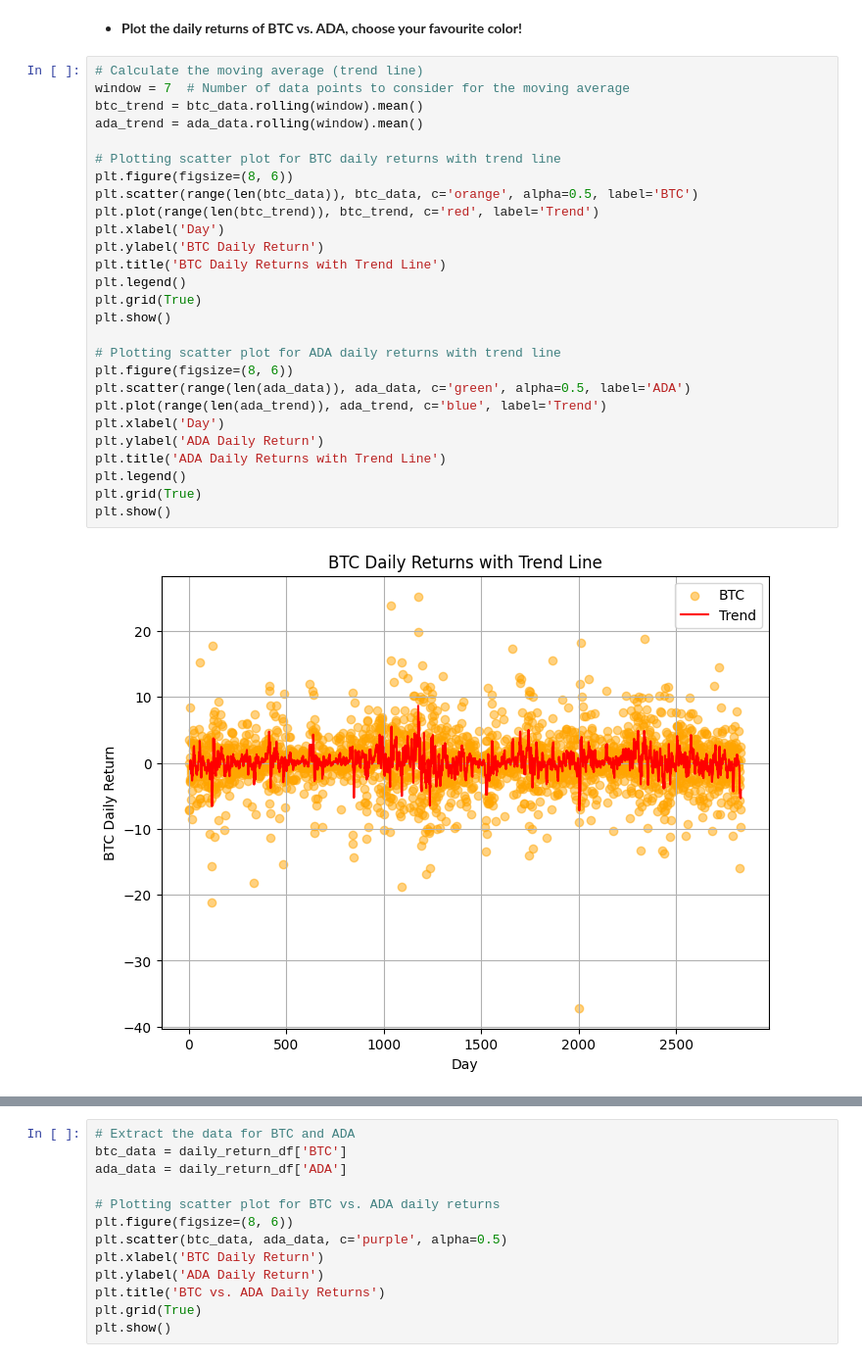
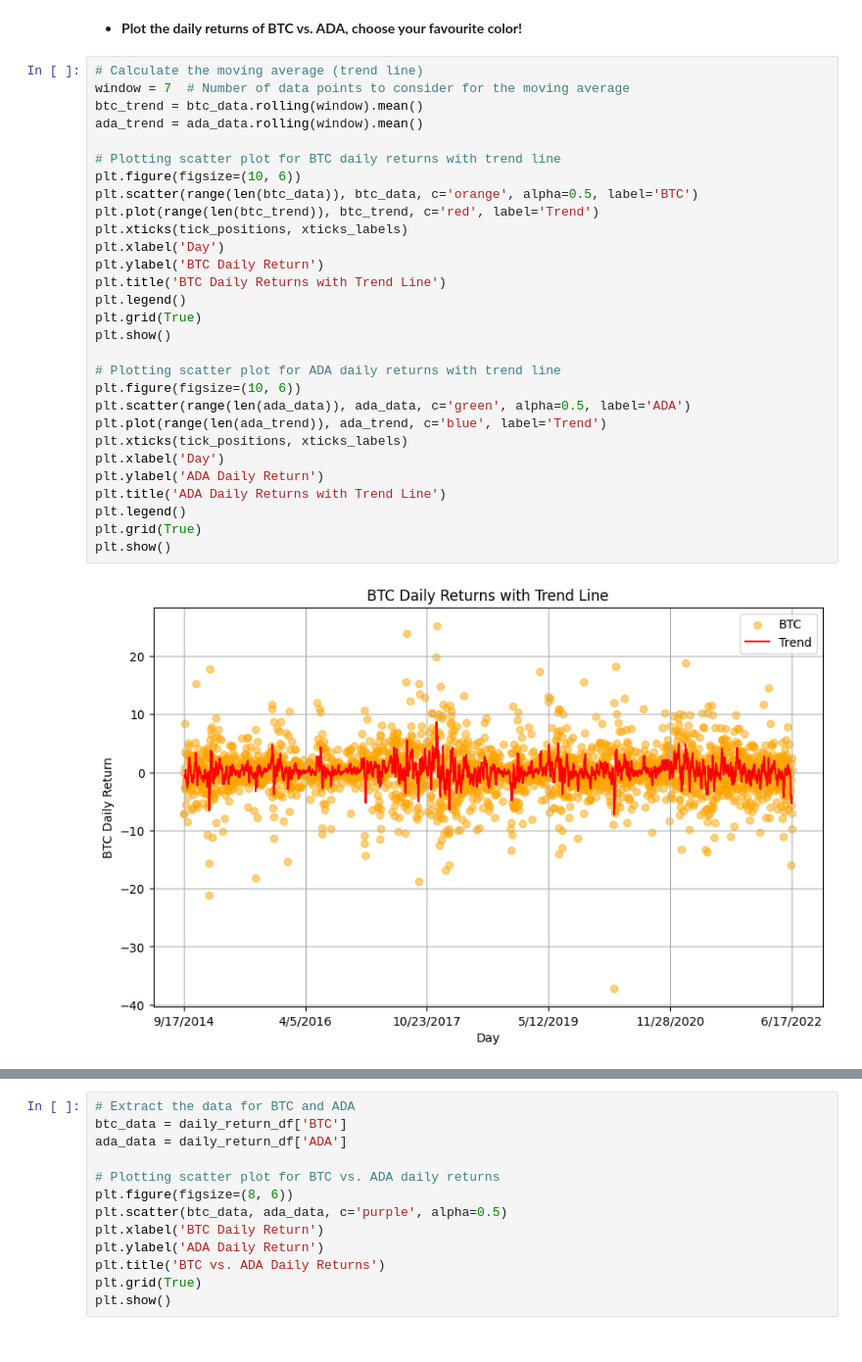
Before and after one commit to SHaken53/Data_Analysis_Projects, a Jupyter notebook: Data Visualization 2/Effective_Data_Visualization.ipynb, the cells around one changed output, grey strips where cells are left out. Shown at 98% size. Cells and saved outputs as stored; diff of their text form.

```diff
--- a/Data Visualization 2/Effective_Data_Visualization.ipynb
+++ b/Data Visualization 2/Effective_Data_Visualization.ipynb
@@ -280,29 +284,31 @@ plt.show()
 # %%
 # Calculate the moving average (trend line)
 window = 7  # Number of data points to consider for the moving average
 btc_trend = btc_data.rolling(window).mean()
 ada_trend = ada_data.rolling(window).mean()
 
 # Plotting scatter plot for BTC daily returns with trend line
-plt.figure(figsize=(8, 6))
+plt.figure(figsize=(10, 6))
 plt.scatter(range(len(btc_data)), btc_data, c='orange', alpha=0.5, label='BTC')
 plt.plot(range(len(btc_trend)), btc_trend, c='red', label='Trend')
+plt.xticks(tick_positions, xticks_labels)
 plt.xlabel('Day')
 plt.ylabel('BTC Daily Return')
 plt.title('BTC Daily Returns with Trend Line')
 plt.legend()
 plt.grid(True)
 plt.show()
 
 # Plotting scatter plot for ADA daily returns with trend line
-plt.figure(figsize=(8, 6))
+plt.figure(figsize=(10, 6))
 plt.scatter(range(len(ada_data)), ada_data, c='green', alpha=0.5, label='ADA')
 plt.plot(range(len(ada_trend)), ada_trend, c='blue', label='Trend')
+plt.xticks(tick_positions, xticks_labels)
 plt.xlabel('Day')
 plt.ylabel('ADA Daily Return')
 plt.title('ADA Daily Returns with Trend Line')
 plt.legend()
 plt.grid(True)
 plt.show()
 # %% [output]
-[figure, old version]
+[figure, new version]
```
Also changed, not shown: parts of 14 cells of this notebook.
